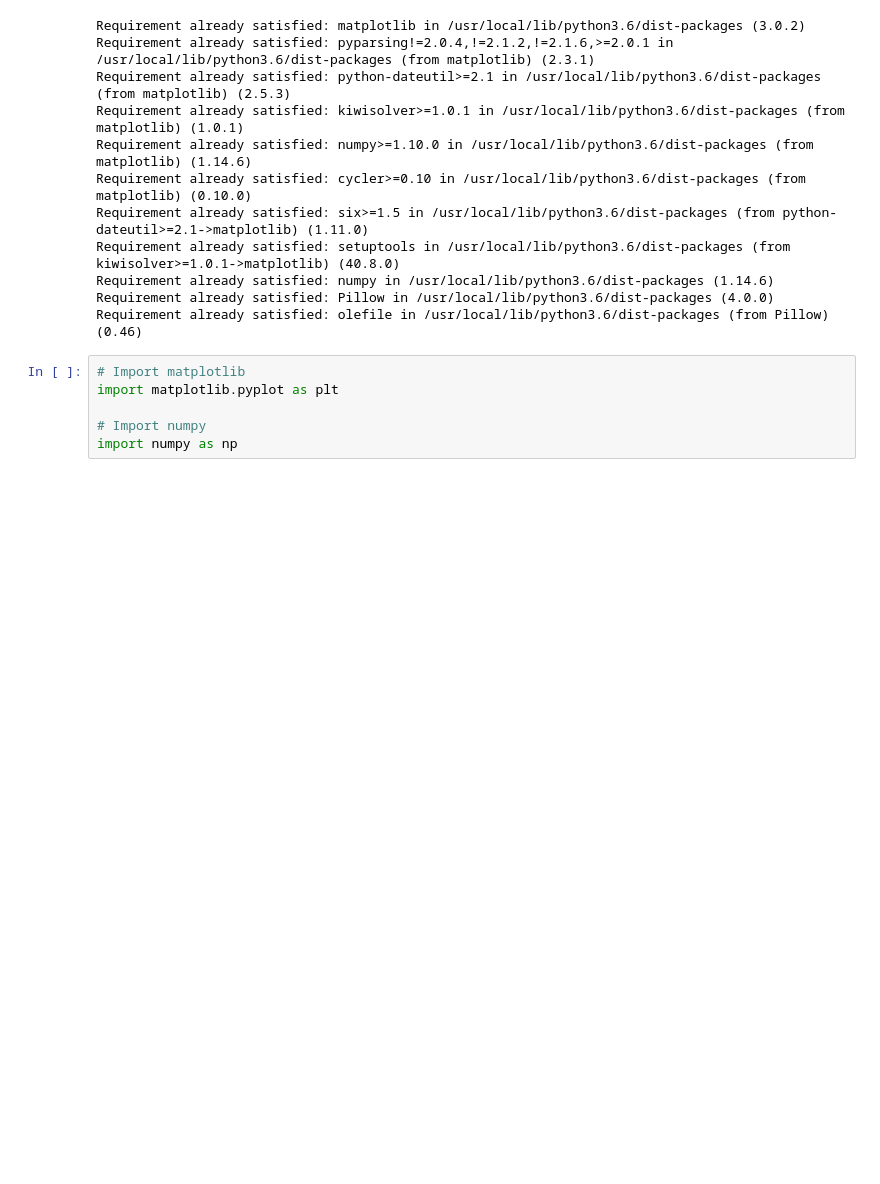
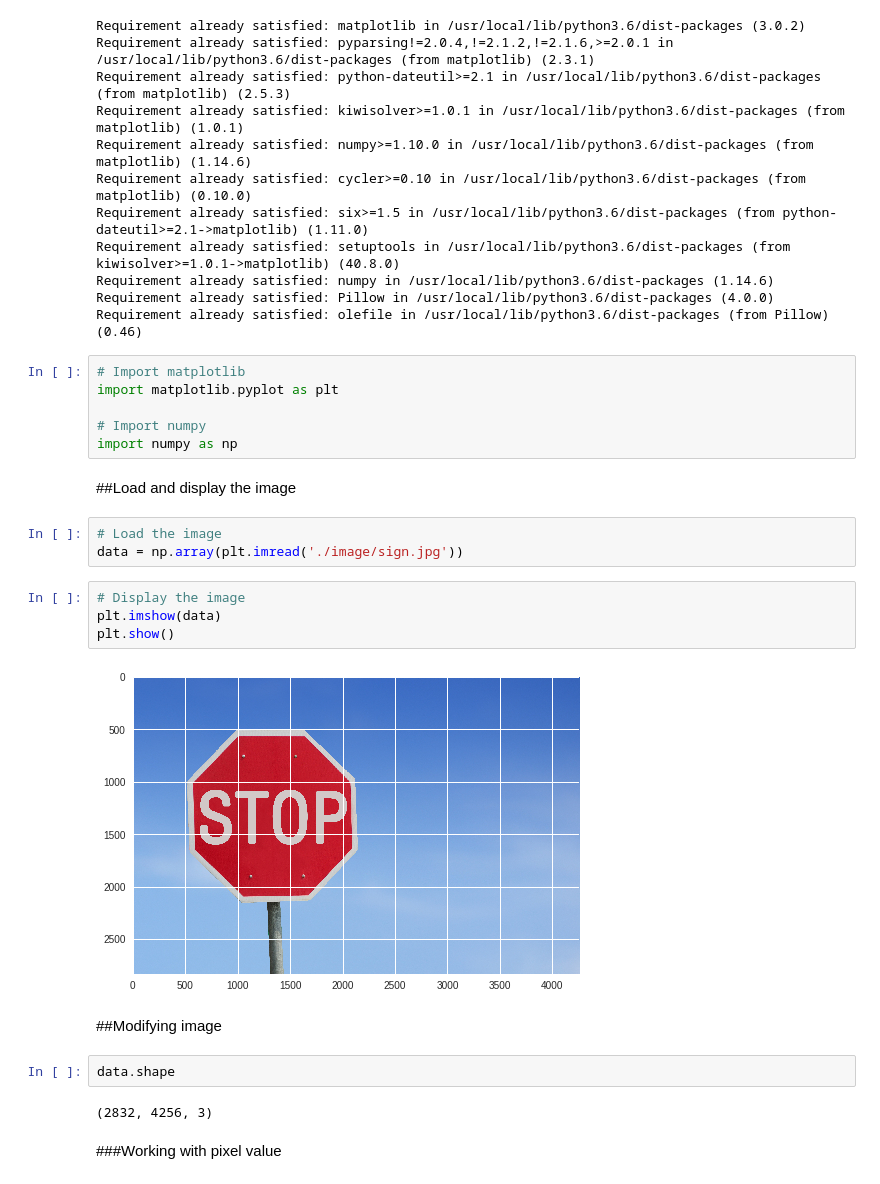
Before and after one commit to hkhojasteh/Personal-Blog, a Jupyter notebook: introduction-to-deep-learning-with-keras-workshop/01_Introduction_to_Deep_Learning_with_Keras_Workshop.ipynb, the cells around one changed output. Cells and saved outputs as stored; diff of their text form; blank space fills up the shorter version.

```diff
--- a/introduction-to-deep-learning-with-keras-workshop/01_Introduction_to_Deep_Learning_with_Keras_Workshop.ipynb
+++ b/introduction-to-deep-learning-with-keras-workshop/01_Introduction_to_Deep_Learning_with_Keras_Workshop.ipynb
@@ -57,3 +57,22 @@ import matplotlib.pyplot as plt
 
 # Import numpy
 import numpy as np
+# %% [markdown]
+##Load and display the image
+# %%
+# Load the image
+data = np.array(plt.imread('./image/sign.jpg'))
+# %%
+# Display the image
+plt.imshow(data)
+plt.show()
+# %% [output]
+[figure, added]
+# %% [markdown]
+##Modifying image
+# %%
+data.shape
+# %% [output]
+(2832, 4256, 3)
+# %% [markdown]
+###Working with pixel value
```
